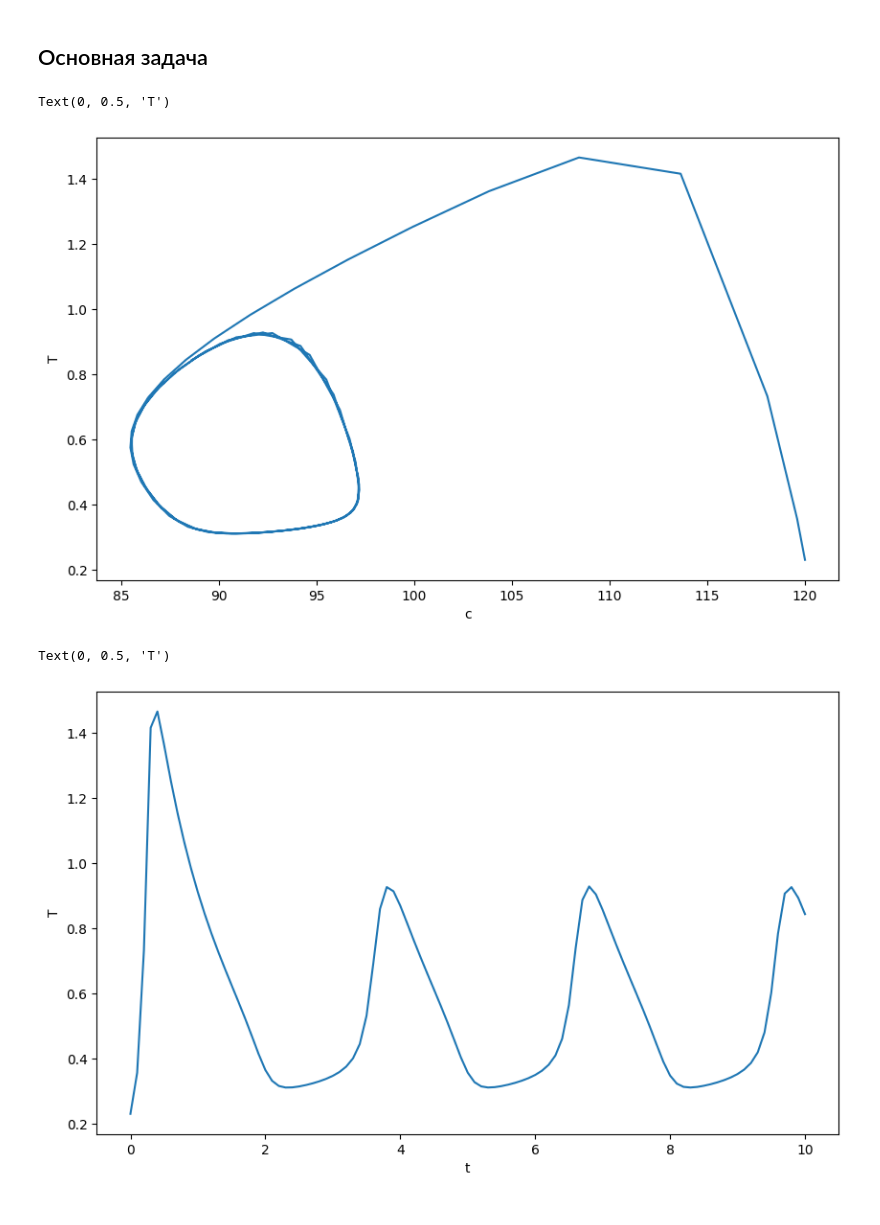
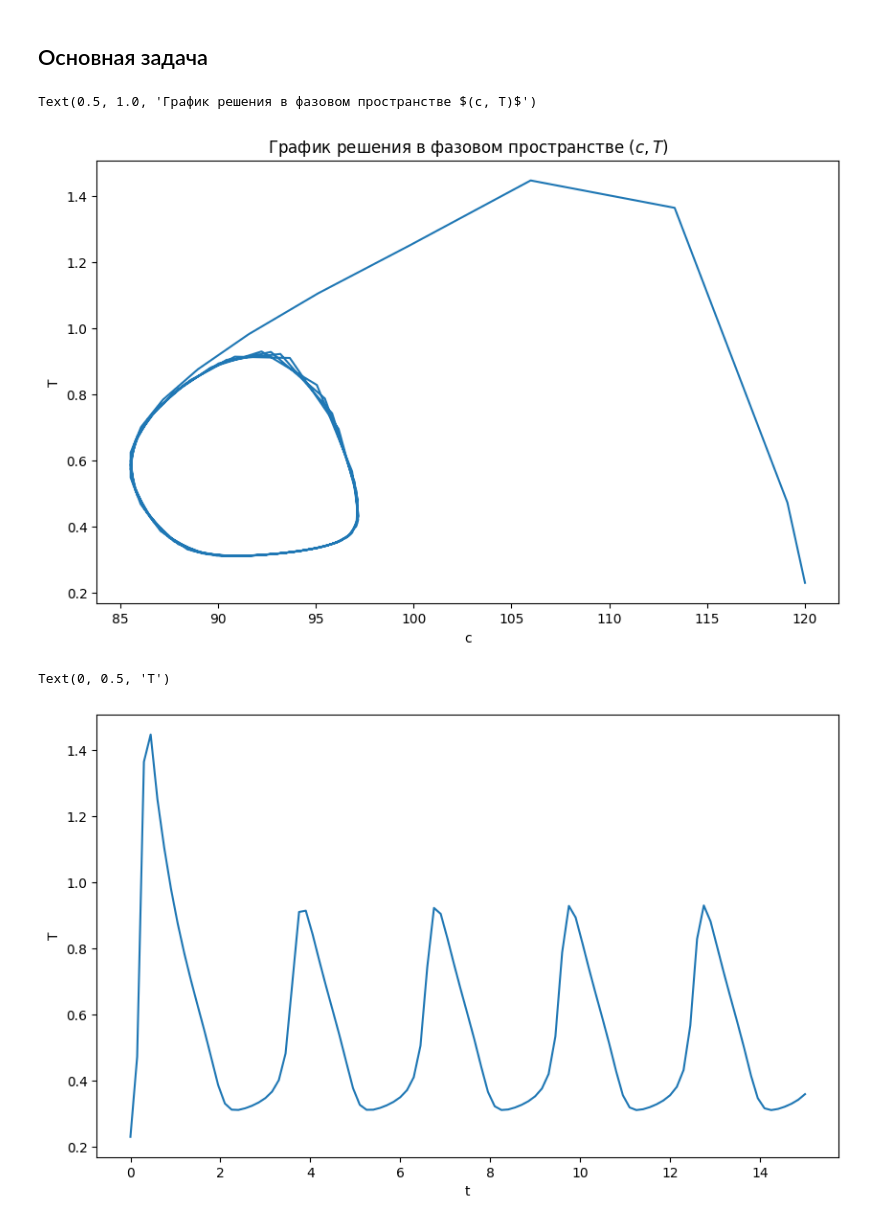
Before and after one commit to BKamol/NumericalMethods, a Jupyter notebook: CourseWork.ipynb, the cells around one changed output. Drawn from its saved outputs; the diff is of its cells as text; code cells hidden in the pictures.

```diff
--- a/CourseWork.ipynb
+++ b/CourseWork.ipynb
@@ -116,7 +139,7 @@ def f(t, y):
          c*np.exp(-1/T) + beta*(T0-T)
     ])
 # %%
-a, b, N = 0, 10, 100
+a, b, N = 0, 15, 100
 h = (b-a)/N
 
 c0, T0, lmbda, beta = 120, 0.23, 0.45, 45
@@ -130,11 +153,12 @@ T = y_calc[:, 1]
 # %%
 plt.rcParams['figure.figsize'] = (10, 6)
 plt.plot(c, T)
 plt.xlabel('c')
 plt.ylabel('T')
+plt.title("График решения в фазовом пространстве $(с, T)$")
 # %% [output]
-Text(0, 0.5, 'T')
+Text(0.5, 1.0, 'График решения в фазовом пространстве $(с, T)$')
-[figure, old version]
+[figure, new version]
 # %%
 plt.rcParams['figure.figsize'] = (10, 6)
 plt.plot(nodes, T)
@@ -142,7 +166,7 @@ plt.xlabel('t')
 plt.ylabel('T')
 # %% [output]
 Text(0, 0.5, 'T')
-[figure, old version]
+[figure, new version]
 # %%
 plt.rcParams['figure.figsize'] = (10, 6)
 plt.plot(nodes, c)
```
Also changed, not shown: parts of 5 cells of this notebook.
